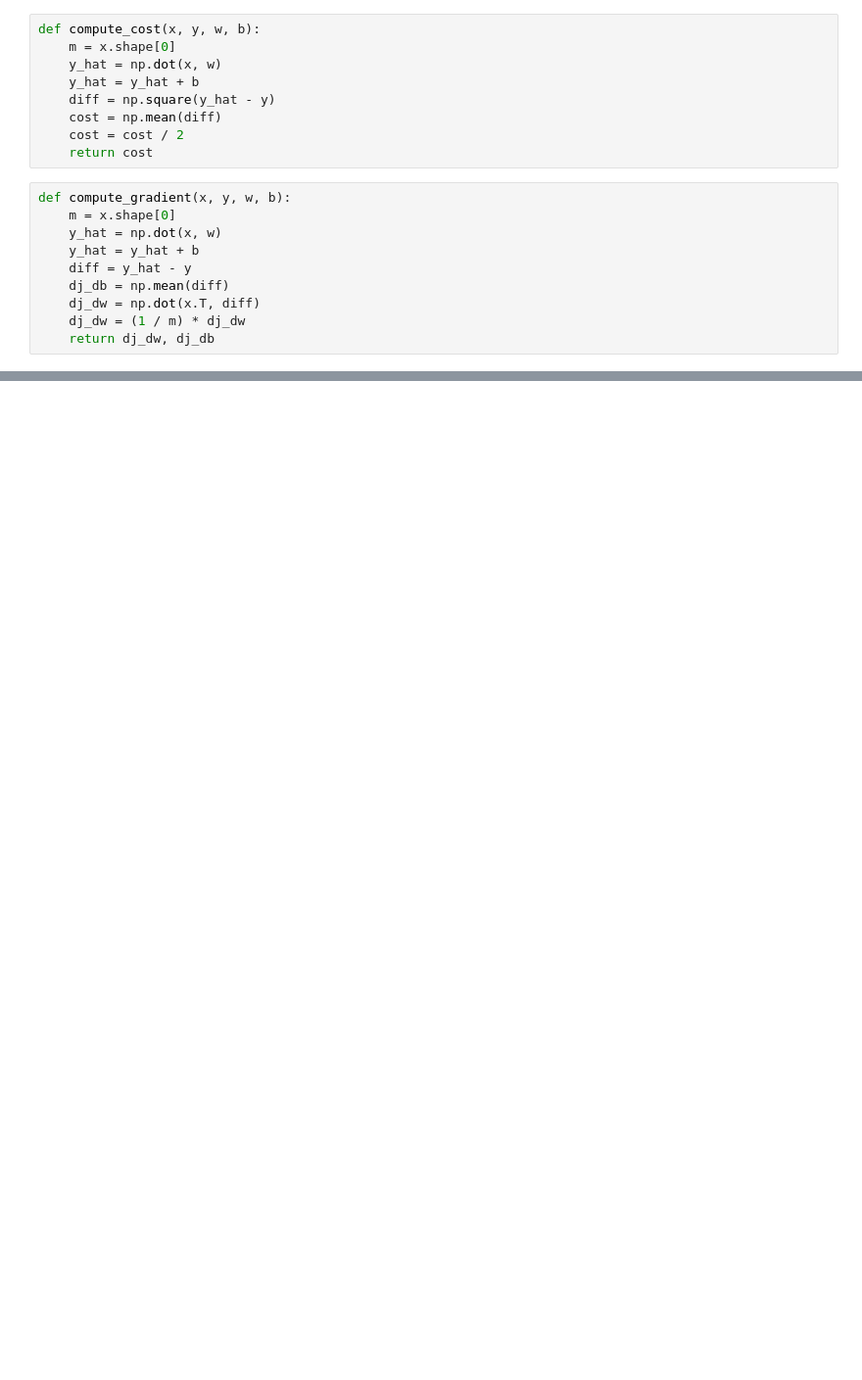
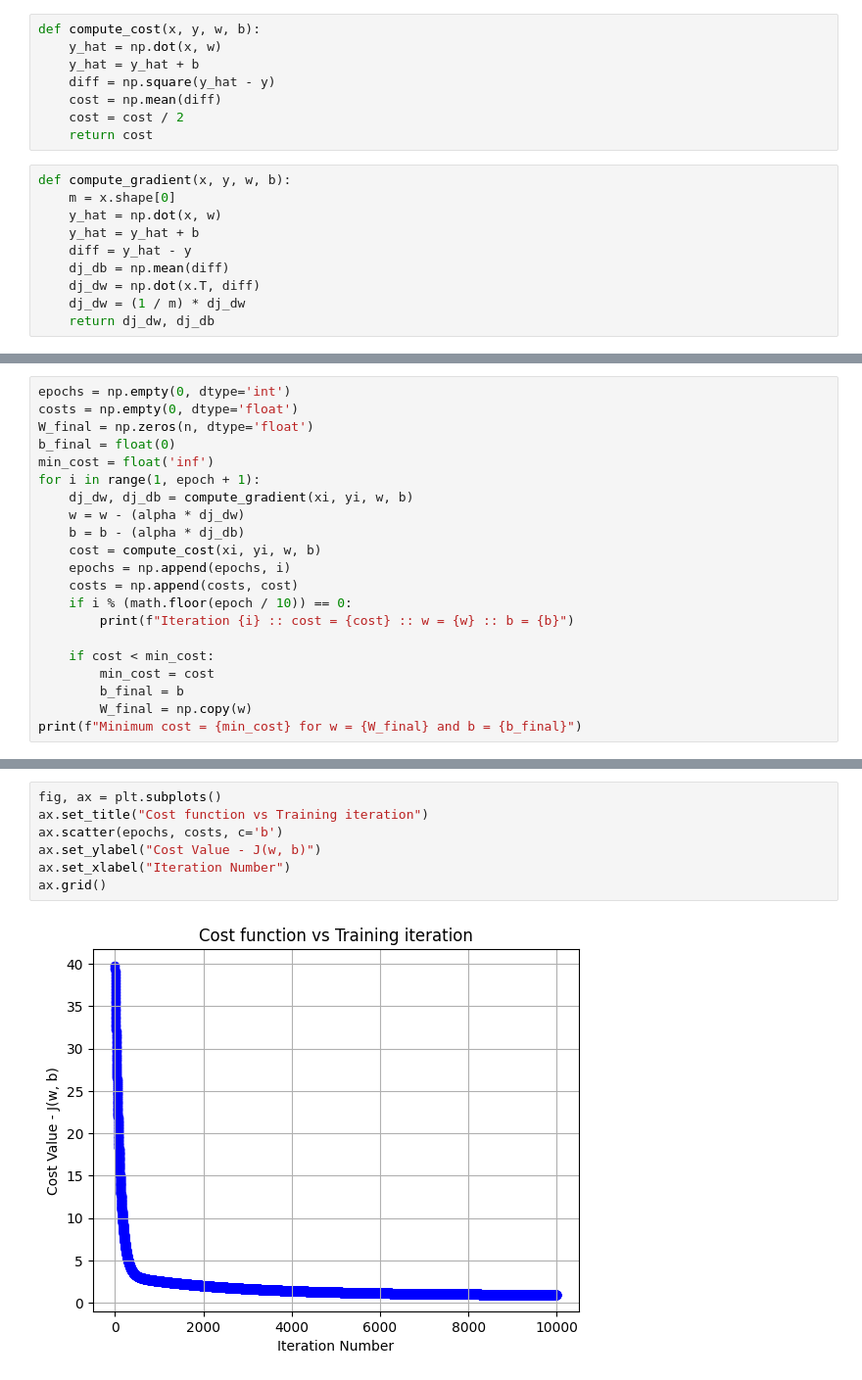
Before and after one commit to mkbworks/csen240, a Jupyter notebook: housing-price/ML_HP_MF.ipynb, the cells around one changed output, grey strips where cells are left out. Shown at 98% size. Saved outputs shown, nothing was run; the diff lists cells and outputs as text; blank space fills up the shorter version.

Commit message:
Updated regression logic for multi-variate gradient descent

```diff
--- a/housing-price/ML_HP_MF.ipynb
+++ b/housing-price/ML_HP_MF.ipynb
@@ -4,7 +5,6 @@ import pandas as pd
 from data_processing import DataProcessing
 # %%
 def compute_cost(x, y, w, b):
-    m = x.shape[0]
     y_hat = np.dot(x, w)
     y_hat = y_hat + b
     diff = np.square(y_hat - y)
@@ -44,0 +68,21 @@ b = 0.0
+# %%
+epochs = np.empty(0, dtype='int')
+costs = np.empty(0, dtype='float')
+W_final = np.zeros(n, dtype='float')
+b_final = float(0)
+min_cost = float('inf')
+for i in range(1, epoch + 1):
+    dj_dw, dj_db = compute_gradient(xi, yi, w, b)
+    w = w - (alpha * dj_dw)
+    b = b - (alpha * dj_db)
+    cost = compute_cost(xi, yi, w, b)
+    epochs = np.append(epochs, i)
+    costs = np.append(costs, cost)
+    if i % (math.floor(epoch / 10)) == 0:
+        print(f"Iteration {i} :: cost = {cost} :: w = {w} :: b = {b}")
+
+    if cost < min_cost:
+        min_cost = cost
+        b_final = b
+        W_final = np.copy(w)
+print(f"Minimum cost = {min_cost} for w = {W_final} and b = {b_final}")
@@ -44,0 +101,9 @@ b = 0.0
+# %%
+fig, ax = plt.subplots()
+ax.set_title("Cost function vs Training iteration")
+ax.scatter(epochs, costs, c='b')
+ax.set_ylabel("Cost Value - J(w, b)")
+ax.set_xlabel("Iteration Number")
+ax.grid()
+# %% [output]
+[figure, added]
```
Also changed, not shown: parts of 4 cells of this notebook.
